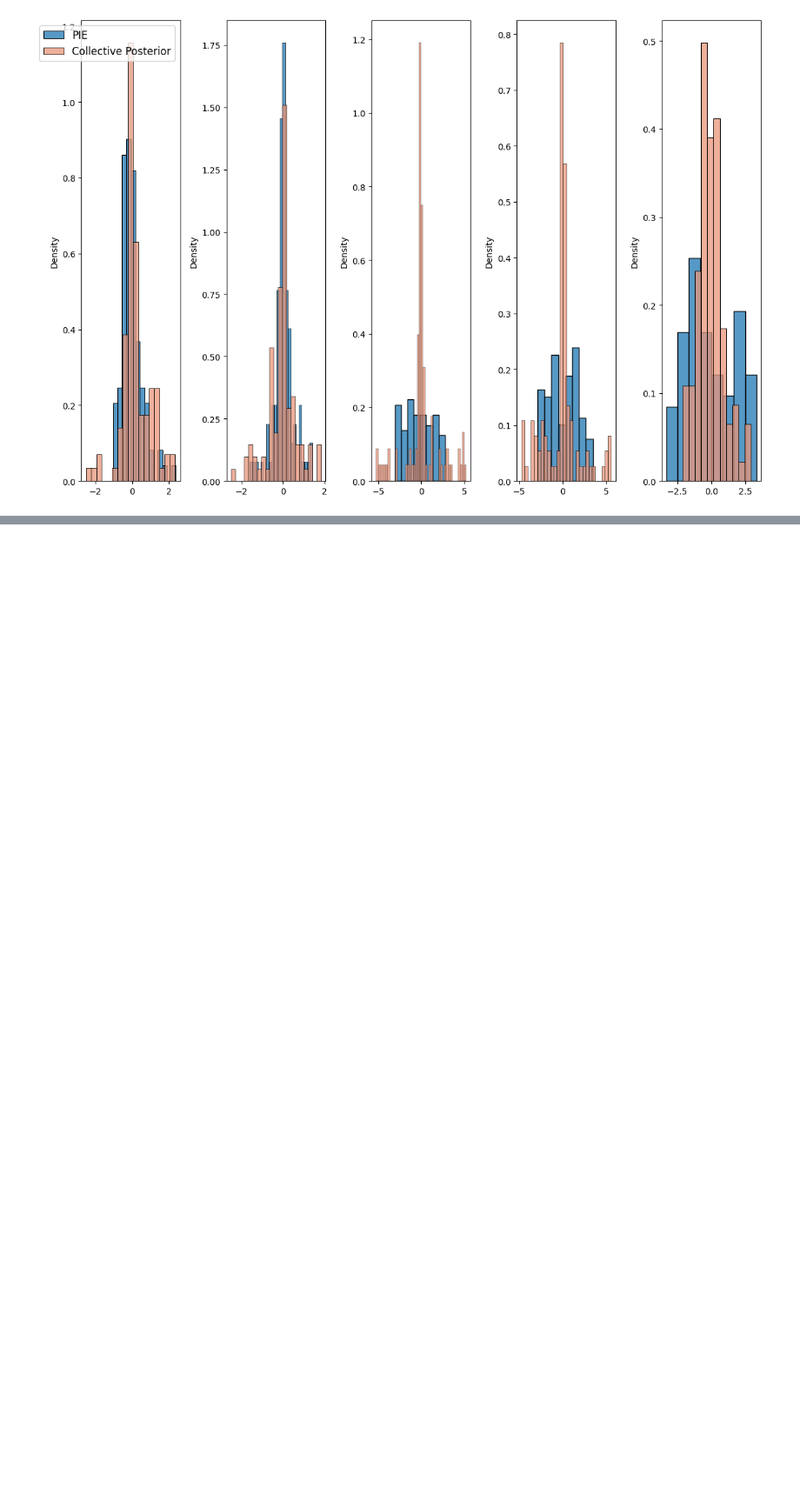
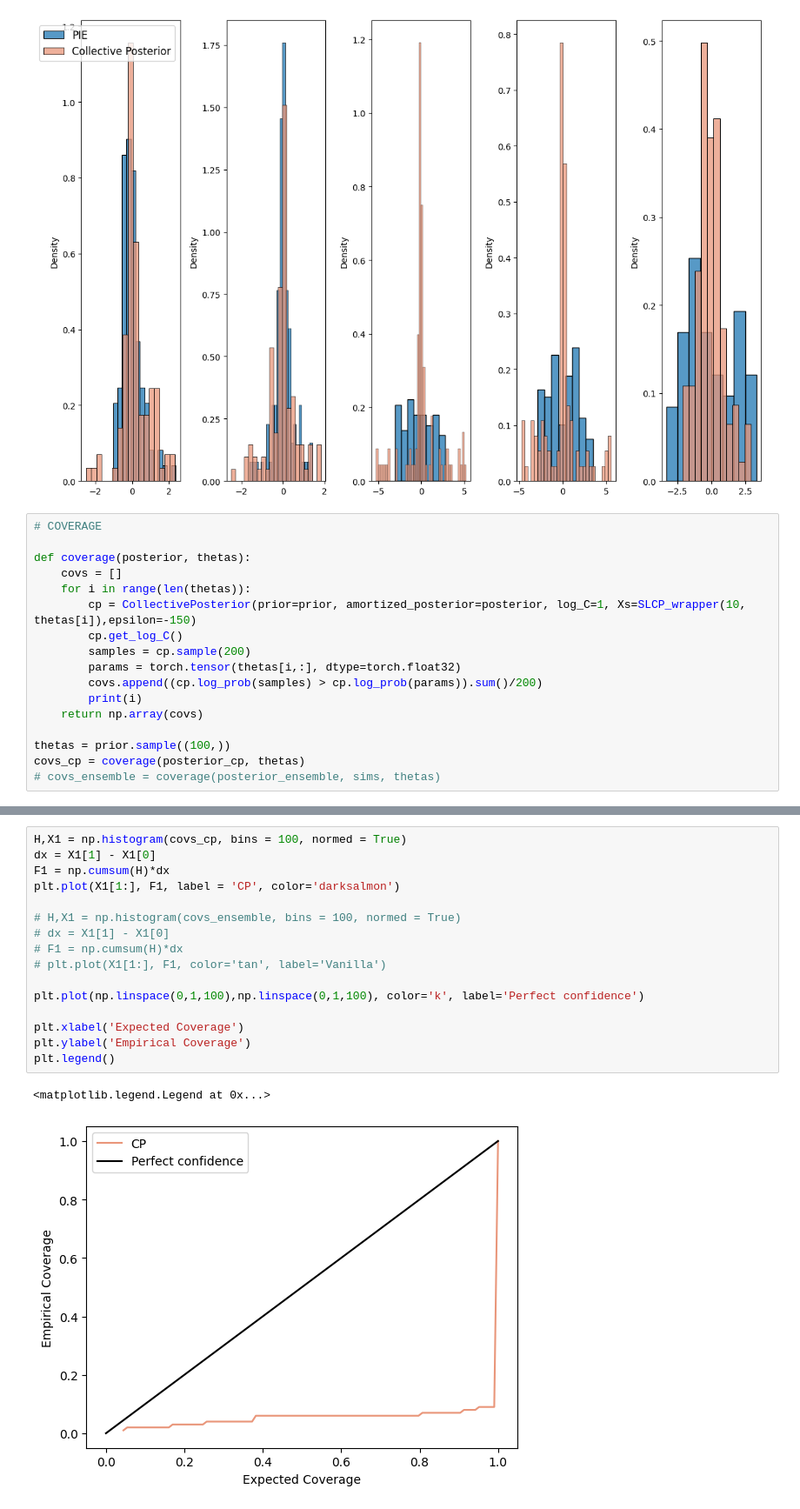
Before and after one commit to nadavbennun1/collective_posterior, a Jupyter notebook: SLCP/test collective.ipynb, the cells around one changed output, grey strips where cells are left out. Shown at 87% size. Saved outputs shown, nothing was run; the diff lists cells and outputs as text; blank space fills up the shorter version.

```diff
--- a/SLCP/test collective.ipynb
+++ b/SLCP/test collective.ipynb
@@ -224,3 +216,20 @@ ax[0].legend(fontsize=12)
 # %% [output]
 <matplotlib.legend.Legend at 0x...>
 [figure]
+# %%
+# COVERAGE
+
+def coverage(posterior, thetas):
+    covs = []
+    for i in range(len(thetas)):
+        cp = CollectivePosterior(prior=prior, amortized_posterior=posterior, log_C=1, Xs=SLCP_wrapper(10, thetas[i]),epsilon=-150)
+        cp.get_log_C()
+        samples = cp.sample(200)
+        params = torch.tensor(thetas[i,:], dtype=torch.float32)
+        covs.append((cp.log_prob(samples) > cp.log_prob(params)).sum()/200)
+        print(i)
+    return np.array(covs)
+
+thetas = prior.sample((100,))
+covs_cp = coverage(posterior_cp, thetas)
+# covs_ensemble = coverage(posterior_ensemble, sims, thetas)
@@ -226,0 +254,19 @@ ax[0].legend(fontsize=12)
+# %%
+H,X1 = np.histogram(covs_cp, bins = 100, normed = True)
+dx = X1[1] - X1[0]
+F1 = np.cumsum(H)*dx
+plt.plot(X1[1:], F1, label = 'CP', color='darksalmon')
+
+# H,X1 = np.histogram(covs_ensemble, bins = 100, normed = True)
+# dx = X1[1] - X1[0]
+# F1 = np.cumsum(H)*dx
+# plt.plot(X1[1:], F1, color='tan', label='Vanilla')
+
+plt.plot(np.linspace(0,1,100),np.linspace(0,1,100), color='k', label='Perfect confidence')
+
+plt.xlabel('Expected Coverage')
+plt.ylabel('Empirical Coverage')
+plt.legend()
+# %% [output]
+<matplotlib.legend.Legend at 0x...>
+[figure, added]
```
Also changed, not shown: parts of 8 cells of this notebook, 5 other files.
